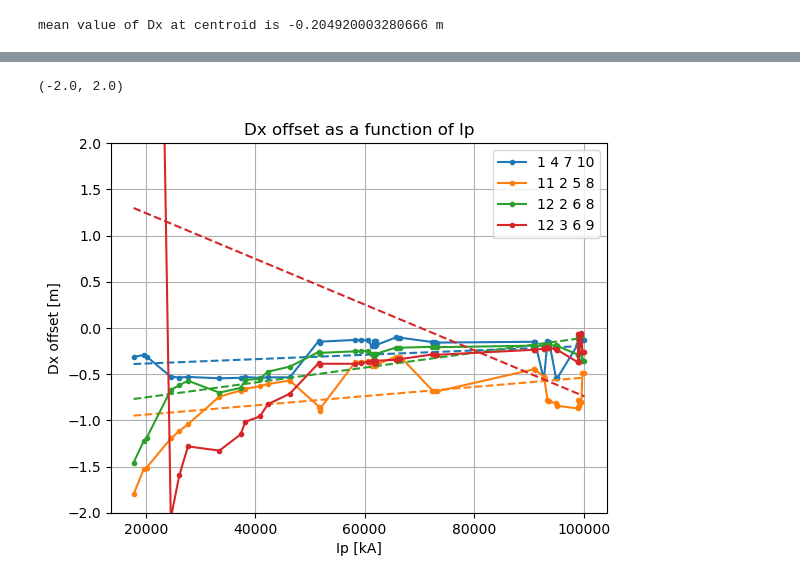
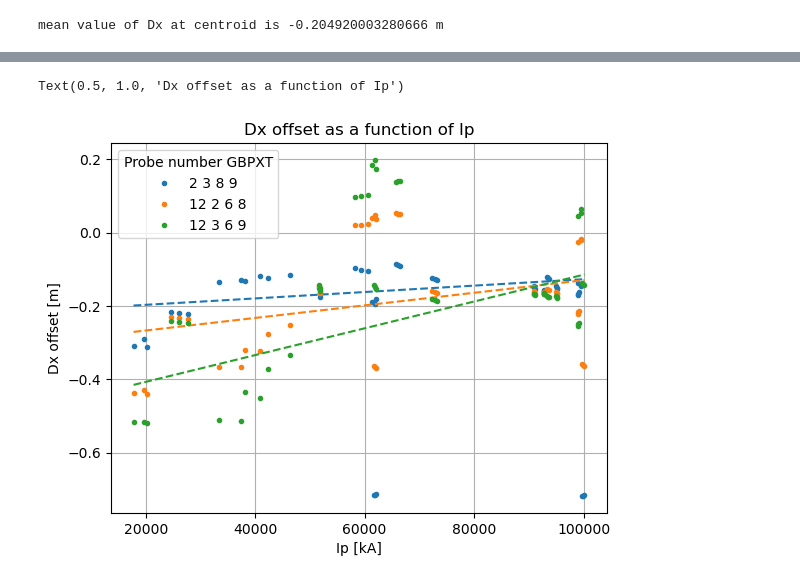
Before and after one commit to P-Attapon/TT1PlasmaColumnPosition, a Jupyter notebook: offset_analysis.ipynb, the cells around one changed output, grey strips where cells are left out. Cells and saved outputs as stored; diff of their text form; code cells hidden in the pictures.

Commit message:
correct sign of signal in excel file plot offset against plasma current

```diff
--- a/offset_analysis.ipynb
+++ b/offset_analysis.ipynb
@@ -177,11 +112,16 @@ def find_Ip(shot_no, time):
 
 def get_signal_df(shot_no):
     if shot_no not in excel_cache:
-        excel_cache[shot_no] = pd.read_excel(probe_signal_path, sheet_name=f"shot_{shot_no}")
+        #retrieve signal and plasma current to remove noise
+        signal_df = pd.read_excel(probe_signal_path, sheet_name=f"shot_{shot_no}")
+        Ip_df,time_df,t1, t2 = retreive_plasma_current(shot_no)
+        time_df,_, trimmed_signal_df = trim_quantities(time_df,signal_df,Ip_df,t1,t2)
+        excel_cache[shot_no] = [time_df,trimmed_signal_df]
+
     return excel_cache[shot_no]
 
 def find_signal(shot_no, time, probe_arr, probe_key):
-    signal_df = get_signal_df(shot_no)
+    time_df, signal_df = get_signal_df(shot_no)
 
     if (shot_no, probe_key) not in column_index_cache:
         use_columns = [f"GBP{i}T" for i in probe_arr]
@@ -189,8 +129,10 @@ def find_signal(shot_no, time, probe_arr, probe_key):
             signal_df.columns.get_loc(col) for col in use_columns
         ]
 
+
     col_indices = column_index_cache[(shot_no, probe_key)]
-    row = signal_df.loc[signal_df["Time (ms)"] == time].index[0]
+    row = time_df[time_df == time].index[0]
+    row = time_df.index.get_loc(row)
 
     return [signal_df.iloc[row, col] for col in col_indices]
 
@@ -203,8 +145,11 @@ frame_from_path = lambda path: int(path[-7:-4])
 for img_path in tqdm(os.listdir(r"resources\centroidFrames")):
     try:
         shot_no = shot_no_from_path(img_path)
+
+        #retrieve frame number from the file name
         frame = frame_from_path(img_path)
 
+        #find plasma current at time of frame
         time = time_from_frame(frame)
         Ip = find_Ip(shot_no, time)
 
@@ -221,37 +166,47 @@ for img_path in tqdm(os.listdir(r"resources\centroidFrames")):
     except KeyError:
         continue
 # %%
+from sklearn.linear_model import RANSACRegressor
+from sklearn.linear_model import LinearRegression
+
 for key in offset_dict:
     Ip_list, offset_list = offset_dict[key]
     if Ip_list:  # only sort if not empty
         sorted_pairs = sorted(zip(Ip_list, offset_list))
         offset_dict[key][0], offset_dict[key][1] = map(list, zip(*sorted_pairs))
 
-for key in [probe_lst_to_str(probe_arr) for probe_arr in [[1,4,7,10],[11,2,5,8],[12,2,6,8],[12,3,6,9]]]:
+for key in [probe_lst_to_str(probe_arr) for probe_arr in [[2,3,8,9],[12,2,6,8],[12,3,6,9]]]:
     Ip_list = offset_dict[key][0]
     offset_list = offset_dict[key][1]
 
     if len(Ip_list) >= 2:
-        # Fit a line: y = m*x + b
-        slope, intercept = np.polyfit(Ip_list, offset_list, 1)
-        x_vals = np.array(Ip_list)
-        y_fit = slope * x_vals + intercept
+        # Convert to numpy arrays and reshape for sklearn
+        X = np.array(Ip_list).reshape(-1, 1)
+        y = np.array(offset_list)
 
-        # Plot data and get its color
-        data_line, = plt.plot(Ip_list, offset_list, ".-", label=f"{key}")
-        color = data_line.get_color()  # get the color used
+        # Create RANSAC regressor
+        ransac = RANSACRegressor(LinearRegression(), residual_threshold=0.3, random_state=0)
+        ransac.fit(X, y)
 
-        # Plot regression with the same color
+        # Predict with inlier model
+        x_vals = np.linspace(min(Ip_list), max(Ip_list), 100).reshape(-1, 1)
+        y_fit = ransac.predict(x_vals)
+
+        # Plot original data
+        data_line, = plt.plot(Ip_list, offset_list, ".", label=f"{key}")
+        color = data_line.get_color()
+
+        # Plot RANSAC regression line
         plt.plot(x_vals, y_fit, "--", color=color)
 
         plt.title(f"Key: {key}")
         plt.xlabel("Ip [kA]")
         plt.ylabel("Dx offset [m]")
         plt.grid(True)
-        plt.legend()  # Optional
 
+plt.legend(title = "Probe number GBPXT")
 plt.title("Dx offset as a function of Ip")
-plt.ylim(-2,2)
+# plt.ylim(-2,2)
 # %% [output]
-(-2.0, 2.0)
+Text(0.5, 1.0, 'Dx offset as a function of Ip')
-[figure, old version]
+[figure, new version]
```
Also changed, not shown: parts of 2 cells of this notebook, 16 other files.
